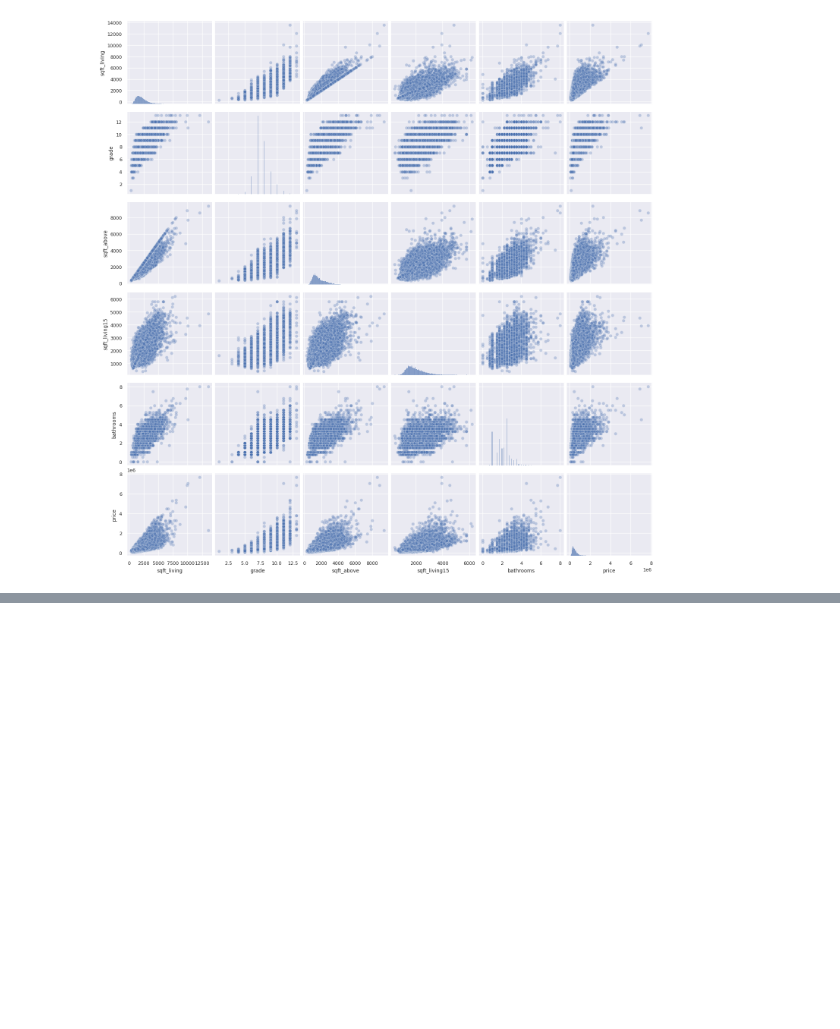
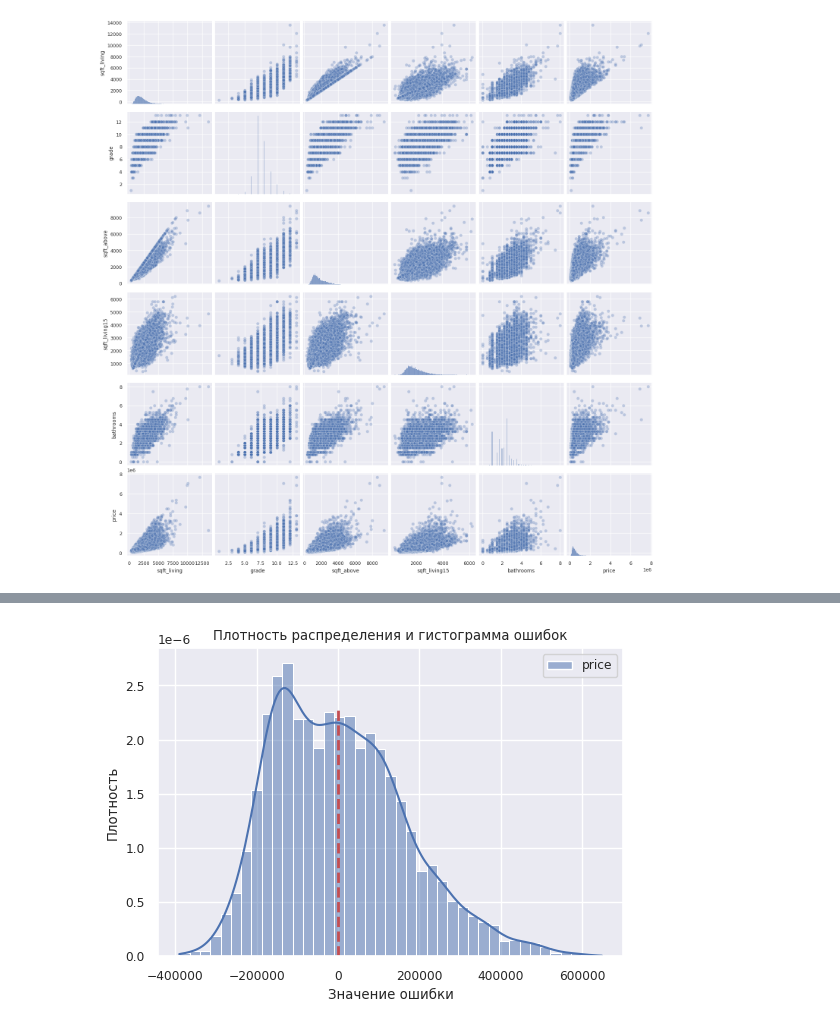
Before and after one commit to Firewolf304/AI-jupyter, a Jupyter notebook: lab1/1.ЛР-1.ipynb, the cells around one changed output, grey strips where cells are left out. Drawn from its saved outputs; the diff is of its cells as text; code cells hidden in the pictures; blank space fills up the shorter version.

```diff
--- a/lab1/1.ЛР-1.ipynb
+++ b/lab1/1.ЛР-1.ipynb
@@ -271,0 +549,22 @@ sns.pairplot(
+# %%
+plt.figure(figsize=(6,4))
+
+# Гистограмма и Плотность распределения - sns.distplot
+# data = y_true - y_pred
+sns.histplot( data = y_test[['price']] - y_pred_price_with_sqft_living,
+              color="red",
+              kde=True, # оценка плотности в виде кривой
+              stat="density",# density: общая площадь равна 1
+            )
+
+# Осевая линия
+plt.plot(
+    [0, 0],
+    [0, 23 * pow(10,-7)], '--', lw=2, c='r')
+
+plt.ylabel(u'Плотность')
+plt.xlabel(u'Значение ошибки')
+plt.title(u'Плотность распределения и гистограмма ошибок');
+plt.show()
+# %% [output]
+[figure, added]
```
Also changed, not shown: parts of 34 cells of this notebook, 3 other files.
